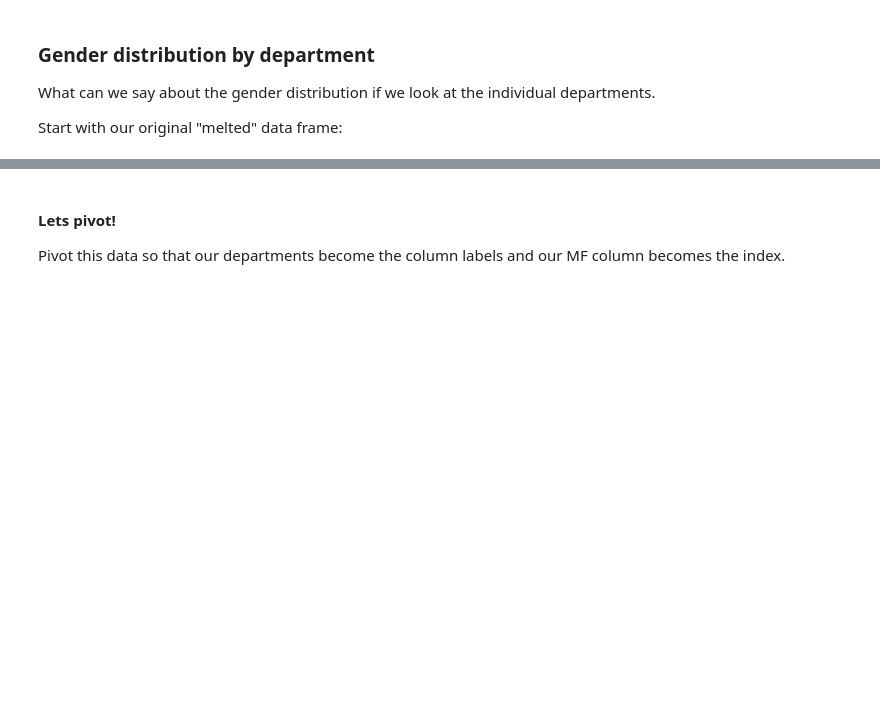
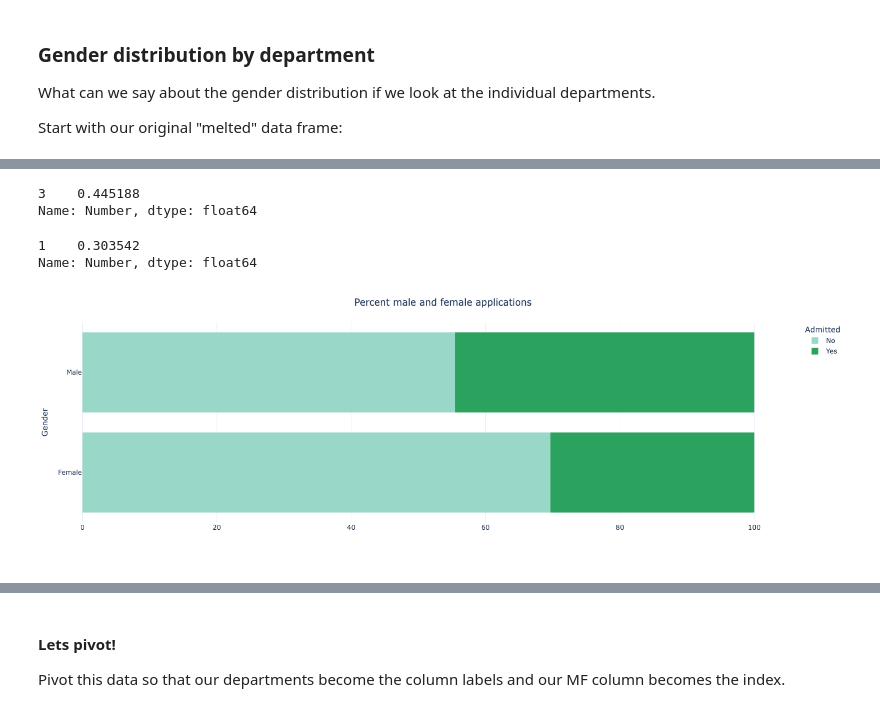
Before and after one commit to DCard2512/DATA101_Diego_Cardenas_Code, a Jupyter notebook: Day11/Day11-HW.ipynb, the cells around one changed output, grey strips where cells are left out. Drawn from its saved outputs; the diff is of its cells as text; code cells hidden in the pictures; blank space fills up the shorter version.

```diff
--- a/Day11/Day11-HW.ipynb
+++ b/Day11/Day11-HW.ipynb
@@ -132,3 +163,7 @@ DF_melt
 What can we say about the gender distribution if we look at the individual departments.
 
 Start with our original "melted" data frame:
+# %%
+my_columns = ['Number', 'gender', 'admitted']
+DF_totals = DF_melt[my_columns].groupby(['gender','admitted'],as_index = False).sum()
+DF_totals
@@ -134,0 +188,31 @@ Start with our original "melted" data frame:
+# %%
+prob_male
+# %% [output]
+3    0.445188
+Name: Number, dtype: float64
+# %%
+prob_female
+# %% [output]
+1    0.303542
+Name: Number, dtype: float64
+# %%
+fig = px.histogram(DF_totals,
+                     x='Number',
+                     y='gender',
+                     color='admitted',
+                     barnorm = "percent",
+                     color_discrete_map = {'No':'#99d8c9','Yes':'#2ca25f'})
+
+fig.update_layout(title='Percent male and female applications',
+                  title_x=0.5,
+                  template="plotly_white",
+                  xaxis_title="",
+                  yaxis_title="Gender",
+                  legend_title='Admitted',
+                  autosize=False,
+                  width=800,
+                  height=500)
+
+fig.show()
+# %% [output]
+[figure, added]
```
Also changed, not shown: parts of 27 cells of this notebook, 17 other files.
